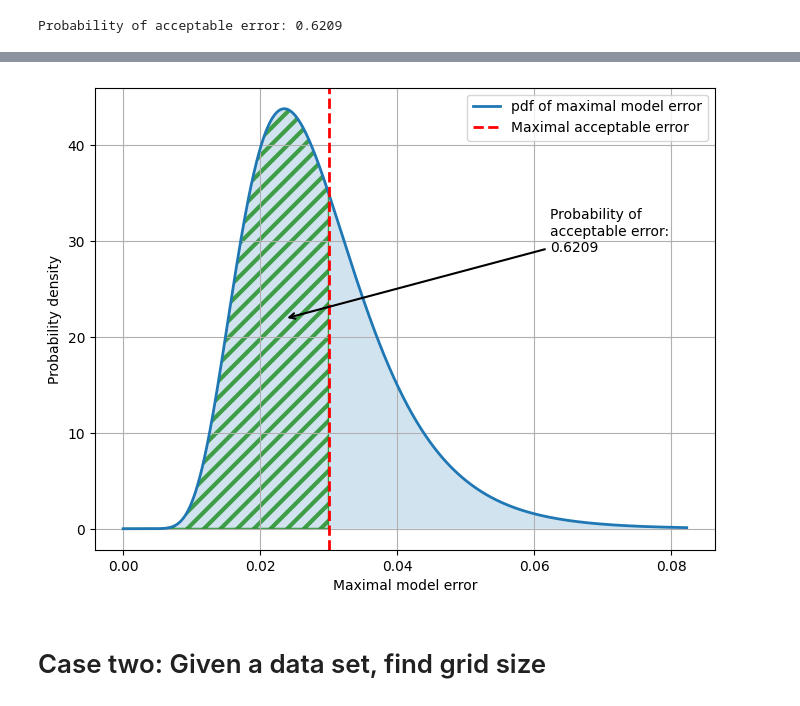
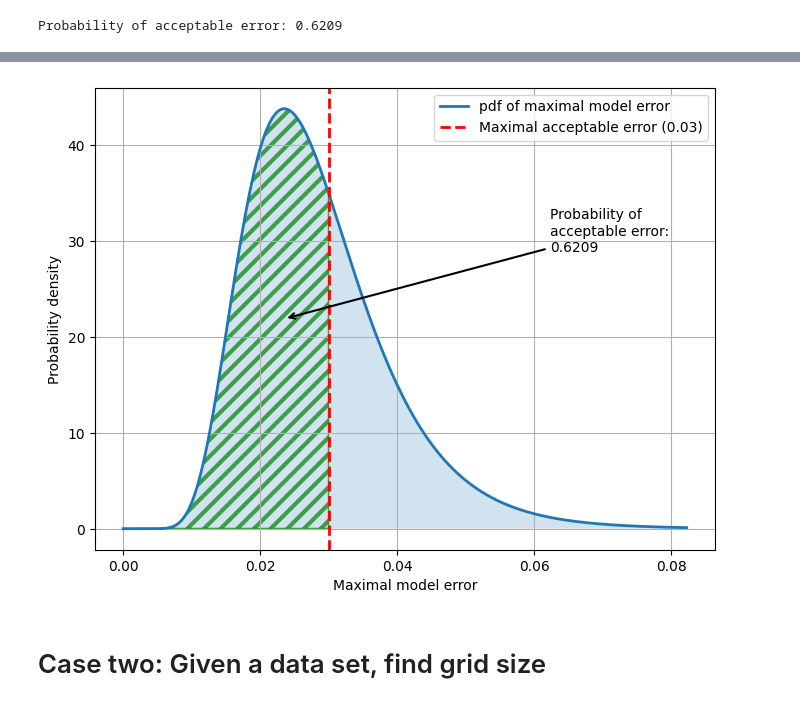
Before and after one commit to kvanarem42/xthreat-error-quantification-agentic, a Jupyter notebook: 4-investigate-results/rules_of_thumb.ipynb, the cells around one changed output, grey strips where cells are left out. Cells and saved outputs as stored; diff of their text form; code cells hidden in the pictures.

```diff
--- a/4-investigate-results/rules_of_thumb.ipynb
+++ b/4-investigate-results/rules_of_thumb.ipynb
@@ -48,3 +48,46 @@ prob_acceptable_error = lognorm.cdf(max_acceptable_error, s=std_residuals, scale
 print(f'Probability of acceptable error: {prob_acceptable_error:.4f}')
 # %% [output]
 Probability of acceptable error: 0.6209
+# %%
+import matplotlib as mpl
+mpl.rcParams['hatch.linewidth'] = 3.0
+
+# Plot the distribution
+plt.figure(figsize=(6, 4.5))
+
+percentile_0999 = lognorm.ppf(0.999, s=std_residuals, scale=np.exp(c + alpha*np.log(M) - beta*np.log(np.sqrt(N))))
+x = np.linspace(0, percentile_0999, 1000)
+y = lognorm.pdf(x=x, s=std_residuals, scale=np.exp(c + alpha*np.log(M) - beta*np.log(np.sqrt(N))))
+plt.plot(x, y, lw=2, label='pdf of maximal model error')
+
+plt.fill_between(x, y, alpha=0.2)
+
+plt.axvline(max_acceptable_error, color='red', linestyle='--', lw=2, label='Maximal acceptable error (0.03)')
+
+plt.fill_between(x, y, max_acceptable_error,
+                 where=(x < max_acceptable_error),
+                 alpha=0.7,
+                 facecolor='none',
+                 hatch='//',
+                 edgecolor='green',
+                #  edgelinewidth=5,
+                 )
+
+
+percentile_099 = lognorm.ppf(0.99, s=std_residuals, scale=np.exp(c + alpha*np.log(M) - beta*np.log(np.sqrt(N))))
+prob_acceptable_error = lognorm.cdf(max_acceptable_error, s=std_residuals, scale=np.exp(c + alpha*np.log(M) - beta*np.log(np.sqrt(N))))
+x_ = min(x[np.argmax(y)], max_acceptable_error * 0.8)
+y_ = lognorm.pdf(x_, s=std_residuals, scale=np.exp(c + alpha*np.log(M) - beta*np.log(np.sqrt(N))))/2
+plt.annotate(f'Probability of\nacceptable error: \n{prob_acceptable_error:.4f}',
+             xy=(x_, y_),
+             xytext=(percentile_099, np.max(y)*0.66),
+             arrowprops=dict(arrowstyle='->', color='black', lw=1.5),
+             )
+
+plt.xlabel('Maximal model error')
+plt.ylabel('Probability density')
+# plt.title(f'Distribution of the maximal model error (Example Singh 2018; M=192, N=620,000)')
+plt.legend()
+plt.grid()
+
+plt.show()
@@ -62,37 +107,37 @@ plt.plot(x, y, lw=2, label='pdf of maximal model error')
 
 plt.fill_between(x, y, alpha=0.2)
 
-plt.axvline(max_acceptable_error, color='red', linestyle='--', lw=2, label='Maximal acceptable error')
+plt.axvline(max_acceptable_error, color='red', linestyle='--', lw=2, label='Maximal acceptable error (0.03)')
 
 plt.fill_between(x, y, max_acceptable_error,
                  where=(x < max_acceptable_error),
                  alpha=0.7,
                  facecolor='none',
                  hatch='//',
                  edgecolor='green',
                 #  edgelinewidth=5,
                  )
 
 
 percentile_099 = lognorm.ppf(0.99, s=std_residuals, scale=np.exp(c + alpha*np.log(M) - beta*np.log(np.sqrt(N))))
 prob_acceptable_error = lognorm.cdf(max_acceptable_error, s=std_residuals, scale=np.exp(c + alpha*np.log(M) - beta*np.log(np.sqrt(N))))
 x_ = min(x[np.argmax(y)], max_acceptable_error * 0.8)
 y_ = lognorm.pdf(x_, s=std_residuals, scale=np.exp(c + alpha*np.log(M) - beta*np.log(np.sqrt(N))))/2
 plt.annotate(f'Probability of\nacceptable error: \n{prob_acceptable_error:.4f}',
              xy=(x_, y_),
              xytext=(percentile_099, np.max(y)*0.66),
              arrowprops=dict(arrowstyle='->', color='black', lw=1.5),
              )
 
 plt.xlabel('Maximal model error')
 plt.ylabel('Probability density')
 # plt.title(f'Distribution of the maximal model error (Example Singh 2018; M=192, N=620,000)')
 plt.legend()
 plt.grid()
 
 plt.show()
 # %% [output]
-[figure, old version]
+[figure, new version]
 # %% [markdown]
 # Case two: Given a data set, find grid size
 # %%
```
Also changed, not shown: parts of 2 cells of this notebook, 2 other files.
